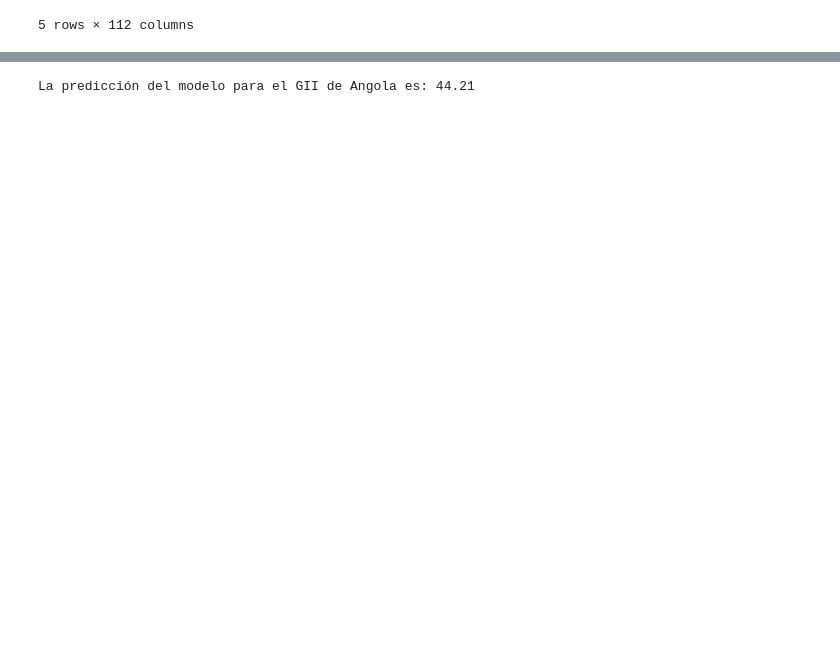
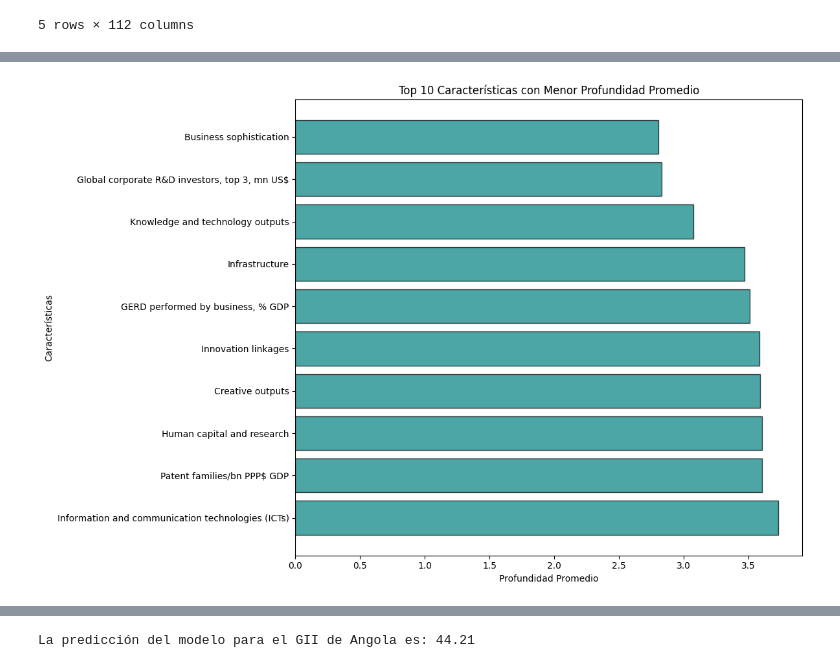
Before and after one commit to CDF51342/XAI_GII_Angola, a Jupyter notebook: notebooks/XAI.ipynb, the cells around one changed output, grey strips where cells are left out. Cells and saved outputs as stored; diff of their text form; code cells hidden in the pictures; blank space fills up the shorter version.

```diff
--- a/notebooks/XAI.ipynb
+++ b/notebooks/XAI.ipynb
@@ -47,0 +109,28 @@ X_Angola = np.array(X_Angola)
+# %%
+# Filtrar el DataFrame para solo los 10 mejores valores
+filtered_depths = depth_per_tree[top_10_features.index]
+
+# Graficar: Barras horizontales para los 10 mejores valores
+plt.figure(figsize=(12, 8))
+bar_width = 0.7  # Anchura de las barras
+
+# Graficar la media de las profundidades de los 10 mejores valores
+plt.barh(
+    top_10_features.index,  # Características en el eje Y
+    top_10_features.values,  # Profundidad promedio para cada característica
+    color='teal',  # Color de las barras
+    alpha=0.7,  # Transparencia para las barras
+    edgecolor="black"
+)
+
+# Etiquetas y título
+plt.xlabel('Profundidad Promedio')
+plt.ylabel('Características')
+plt.title('Top 10 Características con Menor Profundidad Promedio')
+
+# Ajustar diseño
+plt.tight_layout()
+plt.gca().invert_yaxis()
+plt.show()
+# %% [output]
+[figure, added]
```
Also changed, not shown: parts of 27 cells of this notebook.
